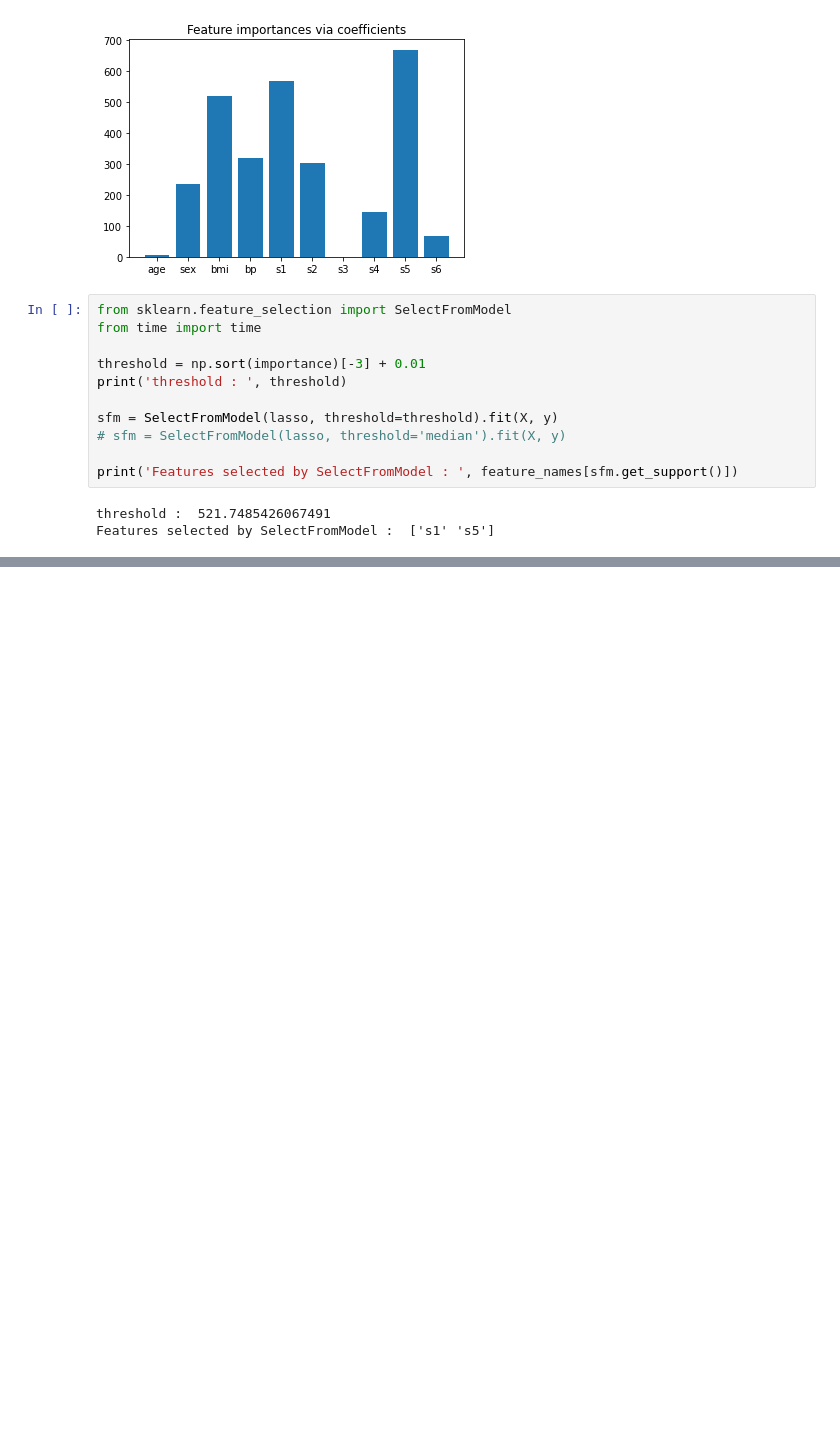
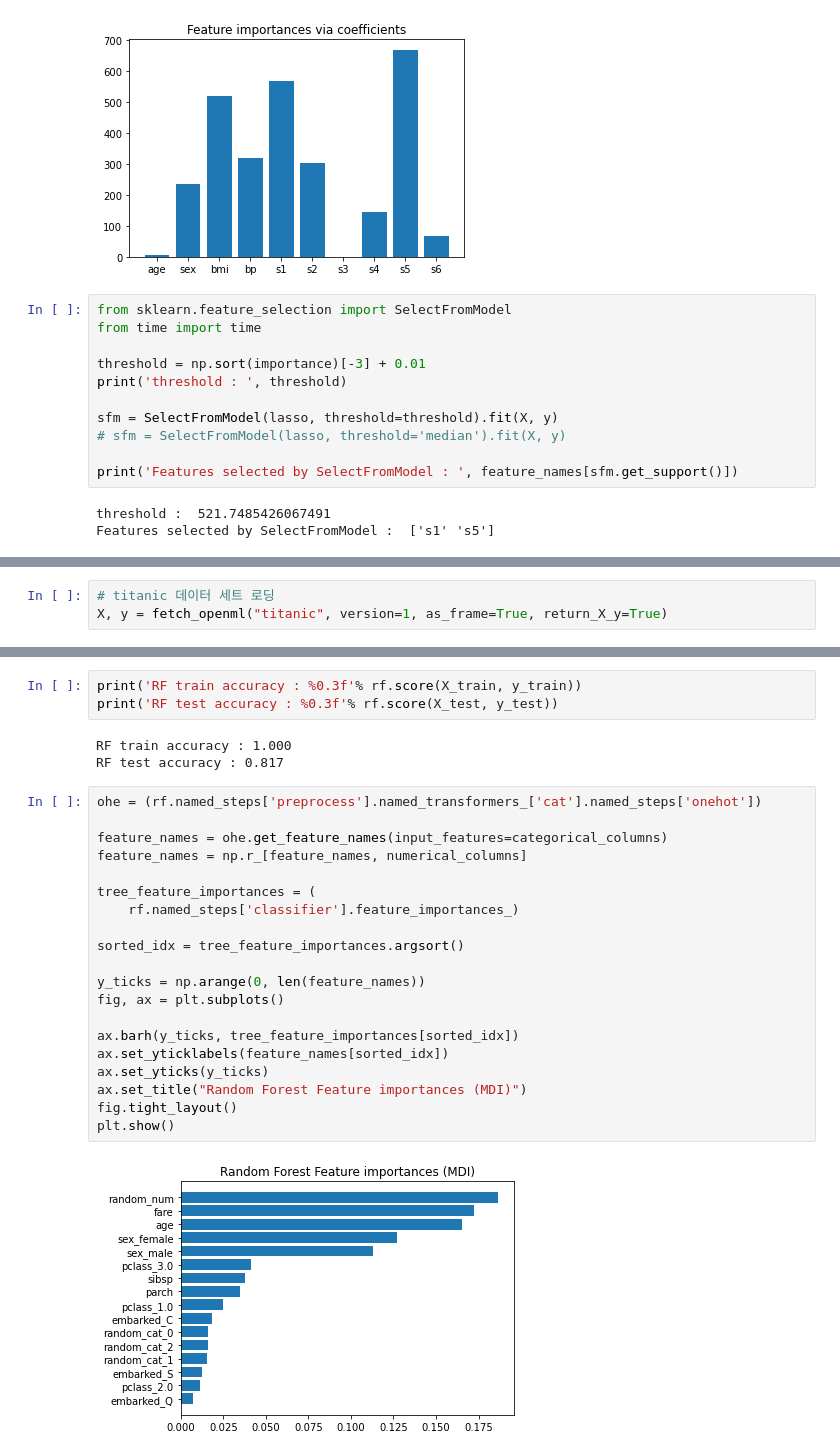
Before and after one commit to 201411096/study_AI, a Jupyter notebook: lectures/2_파이썬 머신러닝 완벽 가이드/4_분류(Classification)/9_Feature Selection.ipynb, the cells around one changed output, grey strips where cells are left out. Cells and saved outputs as stored; diff of their text form; blank space fills up the shorter version.

Commit message:
feature importances

```diff
--- a/lectures/2_파이썬 머신러닝 완벽 가이드/4_분류(Classification)/9_Feature Selection.ipynb
+++ b/lectures/2_파이썬 머신러닝 완벽 가이드/4_분류(Classification)/9_Feature Selection.ipynb
@@ -168,0 +235,3 @@ Features selected by SelectFromModel :  ['s1' 's5']
+# %%
+# titanic 데이터 세트 로딩
+X, y = fetch_openml("titanic", version=1, as_frame=True, return_X_y=True)
@@ -168,0 +290,28 @@ Features selected by SelectFromModel :  ['s1' 's5']
+# %%
+print('RF train accuracy : %0.3f'% rf.score(X_train, y_train))
+print('RF test accuracy : %0.3f'% rf.score(X_test, y_test))
+# %% [output]
+RF train accuracy : 1.000
+RF test accuracy : 0.817
+# %%
+ohe = (rf.named_steps['preprocess'].named_transformers_['cat'].named_steps['onehot'])
+
+feature_names = ohe.get_feature_names(input_features=categorical_columns)
+feature_names = np.r_[feature_names, numerical_columns]
+
+tree_feature_importances = (
+    rf.named_steps['classifier'].feature_importances_)
+
+sorted_idx = tree_feature_importances.argsort()
+
+y_ticks = np.arange(0, len(feature_names))
+fig, ax = plt.subplots()
+
+ax.barh(y_ticks, tree_feature_importances[sorted_idx])
+ax.set_yticklabels(feature_names[sorted_idx])
+ax.set_yticks(y_ticks)
+ax.set_title("Random Forest Feature importances (MDI)")
+fig.tight_layout()
+plt.show()
+# %% [output]
+[figure, added]
```
Also changed, not shown: parts of 10 cells of this notebook.
